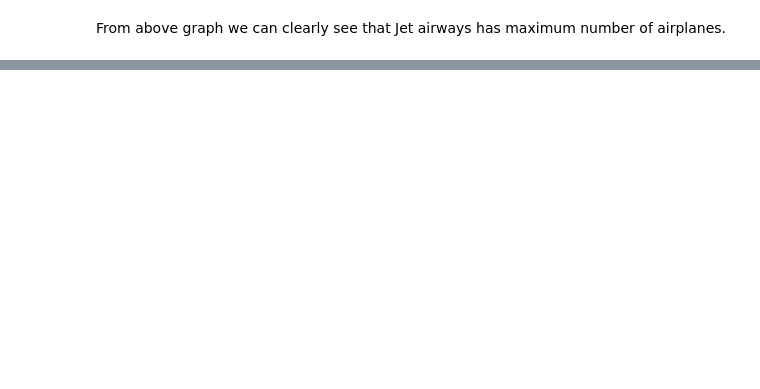
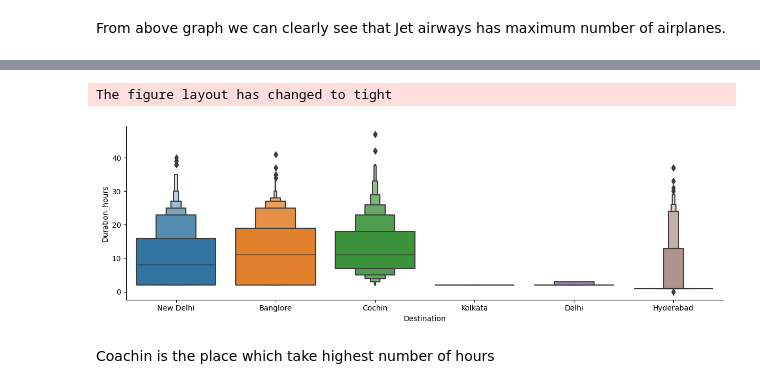
Before and after one commit to NIKHILNIGUDKAR/Flight_Fare_Price_Prediction, a Jupyter notebook: notebooks/EDA.ipynb, the cells around one changed output, grey strips where cells are left out. Drawn from its saved outputs; the diff is of its cells as text; code cells hidden in the pictures; blank space fills up the shorter version.

```diff
--- a/notebooks/EDA.ipynb
+++ b/notebooks/EDA.ipynb
@@ -345,0 +419,8 @@ airline.head()
+# %%
+sns.catplot( x = "Destination",y = "Duration_hours", data = df, kind="boxen", height = 4, aspect = 3)
+plt.show()
+# %% [output]
+The figure layout has changed to tight
+[figure, added]
+# %% [markdown]
+Coachin is the place which take highest number of hours
```
Also changed, not shown: parts of 33 cells of this notebook, 2 other files.
